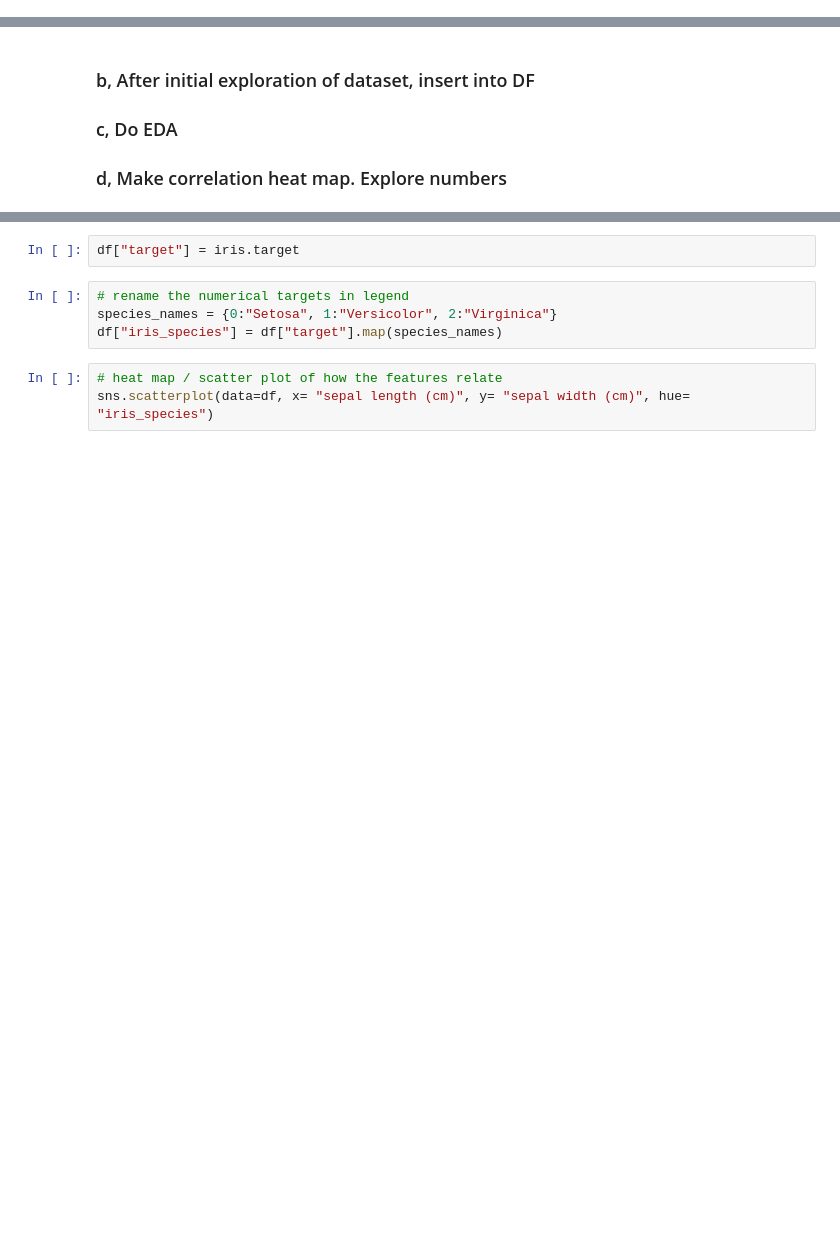
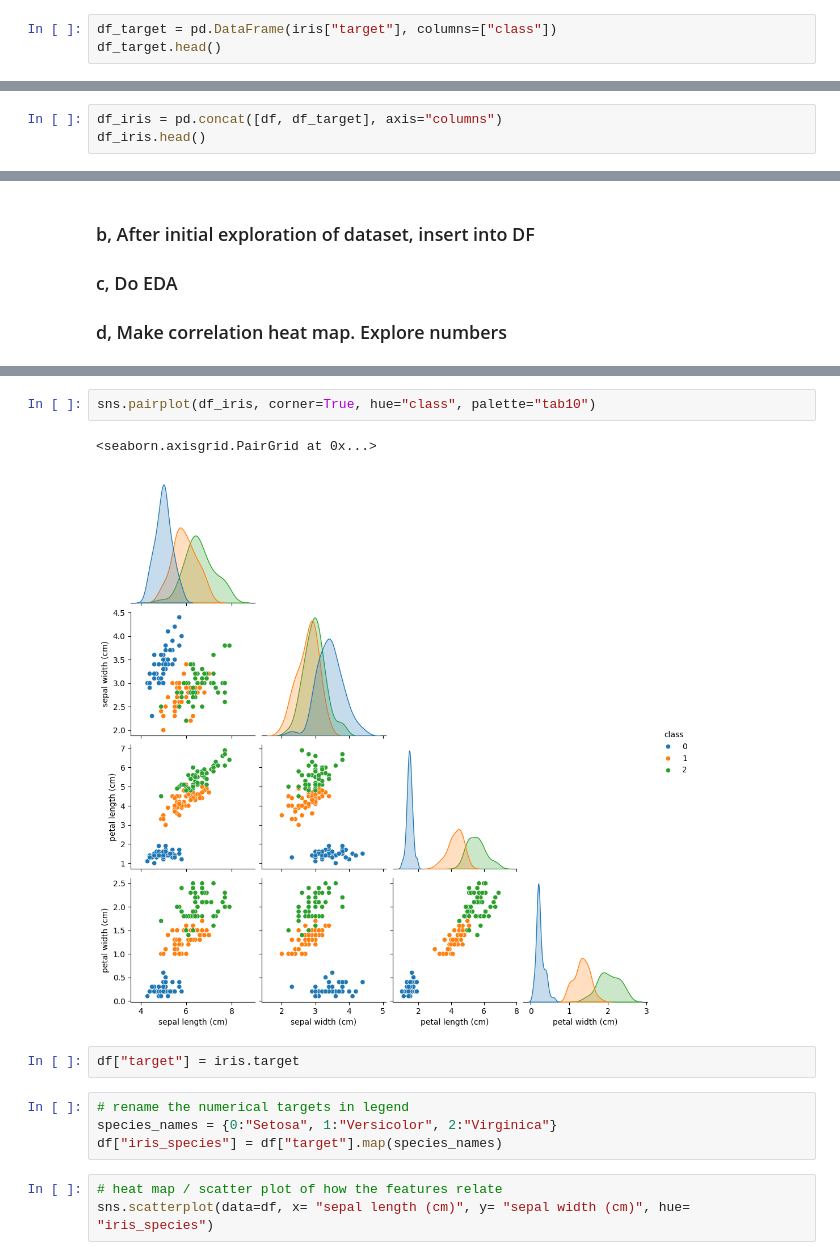
Before and after one commit to SusannaR11/AI_Engineering_OPA24_Susanna_Rokka, a Jupyter notebook: exercises/2_classification/0_iris_flower.ipynb, the cells around one changed output, grey strips where cells are left out. Cells and saved outputs as stored; diff of their text form; blank space fills up the shorter version.

```diff
--- a/exercises/2_classification/0_iris_flower.ipynb
+++ b/exercises/2_classification/0_iris_flower.ipynb
@@ -82,3 +89,6 @@ df.head()
 | 2 | 4.7 | 3.2 | 1.3 | 0.2 |
 | 3 | 4.6 | 3.1 | 1.5 | 0.2 |
 | 4 | 5.0 | 3.6 | 1.4 | 0.2 |
+# %%
+df_target = pd.DataFrame(iris["target"], columns=["class"])
+df_target.head()
@@ -84,0 +107,3 @@ df.head()
+# %%
+df_iris = pd.concat([df, df_target], axis="columns")
+df_iris.head()
@@ -103,3 +147,8 @@ memory usage: 4.8 KB
+# %%
+sns.pairplot(df_iris, corner=True, hue="class", palette="tab10")
+# %% [output]
+<seaborn.axisgrid.PairGrid at 0x...>
+[figure, added]
 # %%
 df["target"] = iris.target
 # %%
```
Also changed, not shown: parts of 15 cells of this notebook.
